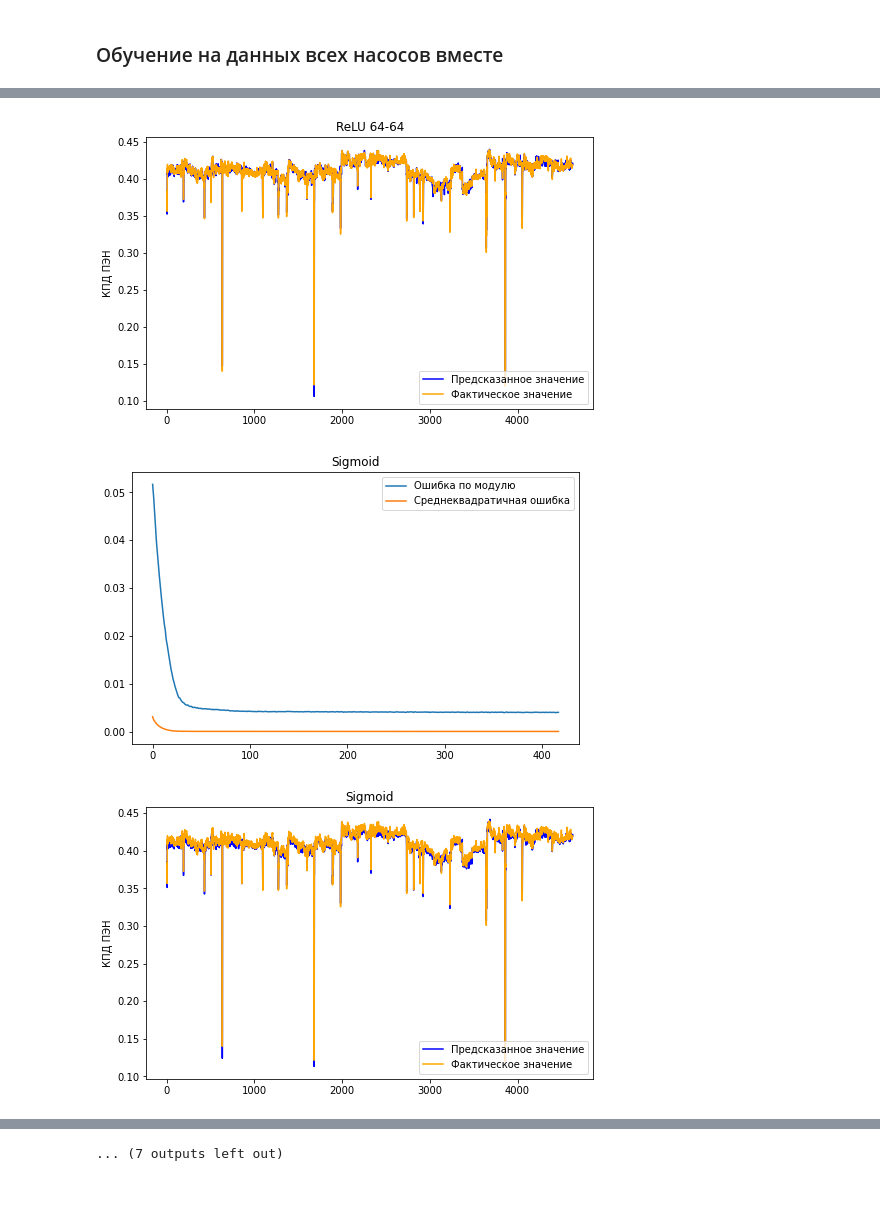
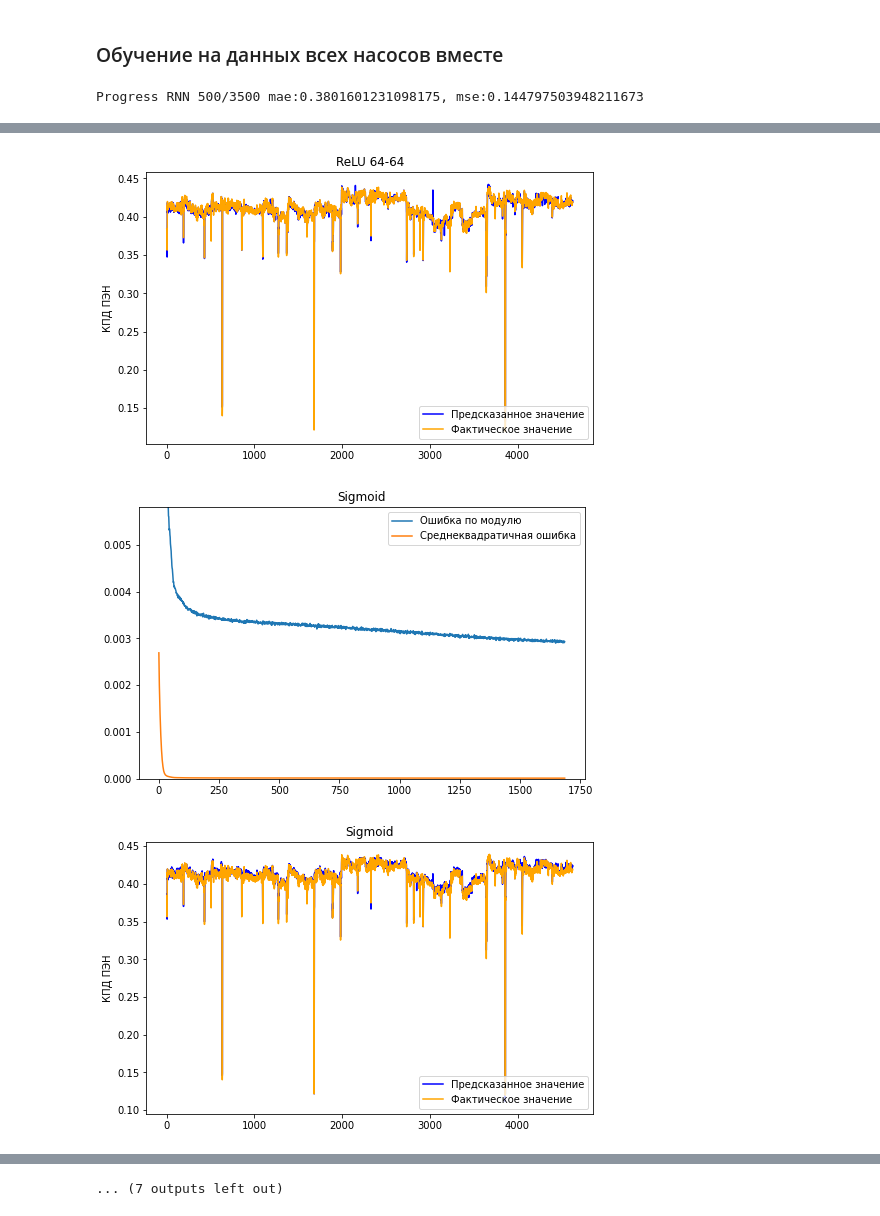
Before and after one commit to edodo1337/diplom, a Jupyter notebook: research/Диплом copy.ipynb, the cells around one changed output, grey strips where cells are left out. Drawn from its saved outputs; the diff is of its cells as text; code cells hidden in the pictures.

```diff
--- a/research/Диплом copy.ipynb
+++ b/research/Диплом copy.ipynb
@@ -766,6 +766,7 @@ from tensorflow.keras import layers
 # %%
 import sys
 from tensorflow.keras.layers import LeakyReLU
+from tensorflow.keras import optimizers
 
 start_time = time()
 
@@ -957,7 +958,7 @@ class ReLU12_12_12(NNTrainer):
         layers.Dense(1)
         ])
 
-        optimizer = tf.keras.optimizers.RMSprop(0.001)
+        optimizer = tf.keras.tensorflow.optimizers.RMSprop(0.001)
 
         model.compile(loss='mse',
                     optimizer=optimizer,
@@ -1169,6 +1181,7 @@ for i in range(5):
     x = NN_df.reset_index()['index']
     plt.plot(list(range(len(y))),y, label=f'ПЭН-{i+1}')
     plt.legend(loc='upper right')
+    plt.title("Средняя абсолютная ошибка")
 #     plt.xticks(['ReLU(64-64)', 'Sigmoid', 'Tanh',
 #                 'LeakyReLU', 'Softmax', 'SeLU',
 #                 'ELU', 'ReLU(32-32)', 'ReLU(12-12-12)'])
@@ -1178,4 +1191,6 @@ for i in range(5):
     locs, labels=plt.xticks()
 #     new_xticks=['test' for d in locs]
     plt.xticks(locs,new_xticks, rotation=45, horizontalalignment='right')
+
+plt.show()
 # %% [output]
@@ -1182,0 +1217,17 @@ for i in range(5):
+# %%
+for i in range(5):
+    y = NN_df[NN_df['pump_num']==i]['epochs']
+    x = NN_df.reset_index()['index']
+    plt.plot(list(range(len(y))),y, label=f'ПЭН-{i+1}')
+    plt.legend(loc='upper right')
+    plt.title("Количество эпох")
+#     plt.xticks(['ReLU(64-64)', 'Sigmoid', 'Tanh',
+#                 'LeakyReLU', 'Softmax', 'SeLU',
+#                 'ELU', 'ReLU(32-32)', 'ReLU(12-12-12)'])
+    new_xticks = ['','ReLU(64-64)', 'sigmoid', 'tanh',
+                'LeakyReLU', 'Softmax', 'SeLU',
+                'ELU', 'ReLU(32-32)', 'ReLU(12-12-12)', '']
+    locs, labels=plt.xticks()
+#     new_xticks=['test' for d in locs]
+    plt.xticks(locs,new_xticks, rotation=45, horizontalalignment='right')
+plt.show()
@@ -1474,8 +1565,10 @@ def plot_history(history, epochs, trainer):
            label= f'Среднеквадратичная ошибка')
     ax8.set_title(trainer.title)
     ax8.legend(loc='upper right')
+    y_lim = max(min(history['mae']), min(history['mse']))*2
+    ax8.set_ylim([0, y_lim])
     plt.show()
-    ax8.set_ylim([0,0.06])
+
     my_path = os.path.abspath(os.getcwd())
     directory=  f'{my_path}/{trainer.title}'
     if not os.path.exists(directory):
@@ -1506,14 +1599,14 @@ def plot_after_train(test_labels, test_predictions, history, epochs, trainer):
 
     plt.show()
 
-def calc_and_save(trainers, processes=8):
+def calc_and_save(trainers, mode, processes=8):
     pool = Pool(processes)
 
     out_dicts = []
 
     futures = []
     for trainer in trainers:
-        futures.append(pool.apply_async(trainer.build_and_train, ()))
+        futures.append(pool.apply_async(trainer.build_and_train, (mode,)))
 
     _results = [f.get() for f in futures]
 
@@ -1521,10 +1614,16 @@ def calc_and_save(trainers, processes=8):
     counter = 0
 
     for results, trainer in zip(_results, trainers):
-        plot_after_train(results[4], results[5], results[0], results[1], trainer)
+        if mode == 'train':
+            plot_after_train(results[4], results[5], results[0], results[1], trainer)
         out_dict[trainer.title] = (results, trainer)
 
     pool.close()
     pool.join()
 
     return out_dict
+# %%
+nn_trainer10 = RNN("RNN")
+results = calc_and_save([nn_trainer10], mode='train')
+# %% [output]
+Progress RNN 500/3500 mae:0.3801601231098175, mse:0.144797503948211673
@@ -1555,5 +1657,5 @@ nn_trainer9 = ReLU12_12_12("ReLU 12-12-12")
 
 trainers = [nn_trainer1, nn_trainer2, nn_trainer3, nn_trainer4, nn_trainer5, nn_trainer6, nn_trainer7,
                nn_trainer8, nn_trainer9]
-results_all = calc_and_save(trainers)
+results_all = calc_and_save(trainers, 'load')
 # %% [output]
@@ -1578,3 +1680,3 @@ INFO:tensorflow:Assets written to: ELU/assets
-[figure, old version]
+[figure, new version]
-[figure, old version]
+[figure, new version]
-[figure, old version]
+[figure, new version]
```
Also changed, not shown: parts of 20 cells of this notebook, 49 other files.
